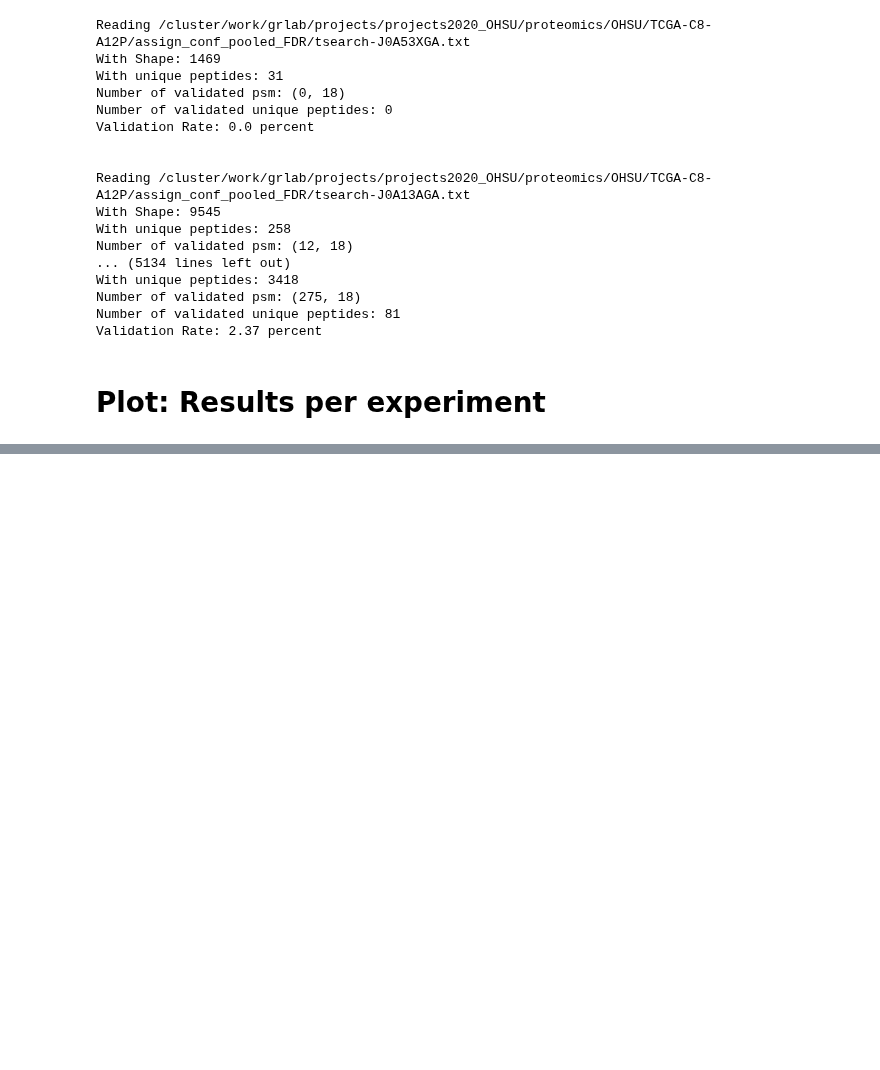
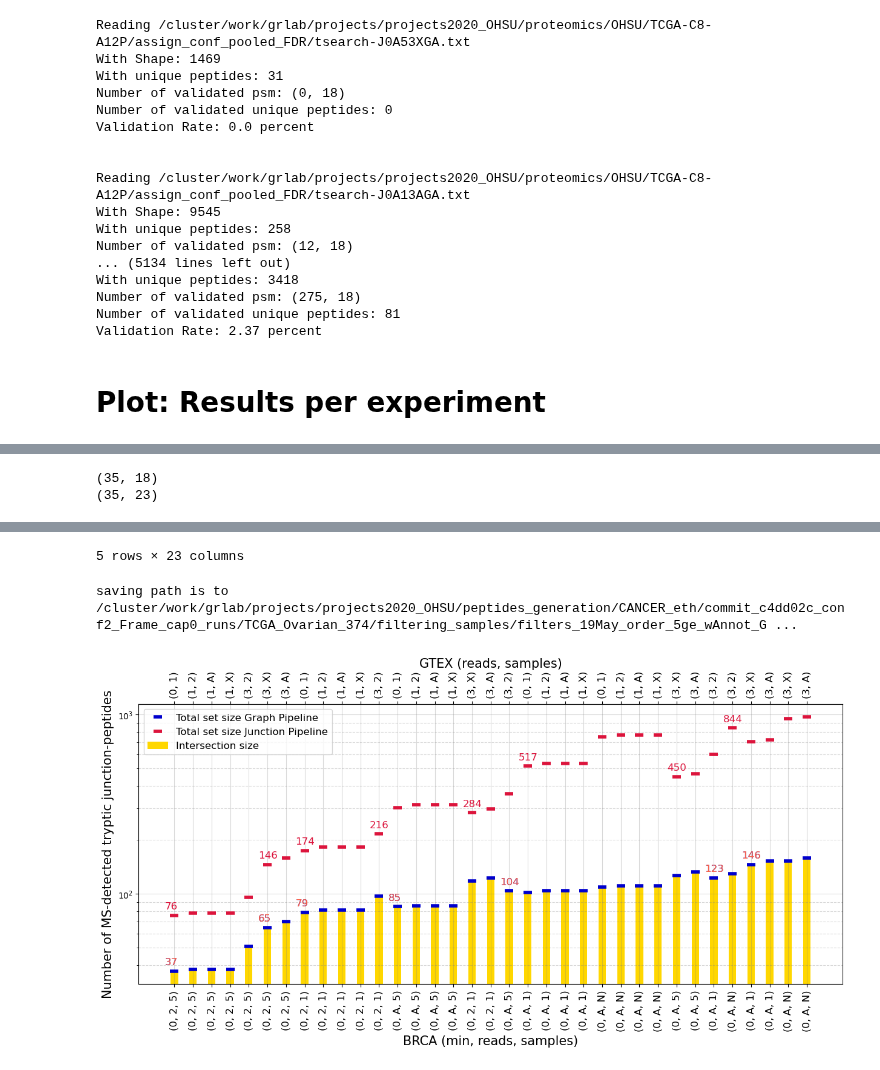
Before and after one commit to ratschlab/projects2020_ohsu, a Jupyter notebook: eth/plotting/OHSU_collab_Rerun_allRF_proteomics/20240116_barplot_Experiment_intersection.ipynb, the cells around one changed output, grey strips where cells are left out. Cells and saved outputs as stored; diff of their text form; code cells hidden in the pictures; blank space fills up the shorter version.

Commit message:
proteomics running plot for intersection (crux only)

```diff
--- a/eth/plotting/OHSU_collab_Rerun_allRF_proteomics/20240116_barplot_Experiment_intersection.ipynb
+++ b/eth/plotting/OHSU_collab_Rerun_allRF_proteomics/20240116_barplot_Experiment_intersection.ipynb
@@ -223,2 +167,0 @@ print(df.shape)
-# %%
-sample = 'TCGA-25-1319-01A-01R-1565-13'
@@ -262,10 +167,0 @@ number of peptides
-# %%
-ticks_fontsize = 12
-axislabels_fontsize = 12
-legend_fontsize = 12
-axes_fontsize = 15
-serie_index = df_plot['index']
-serie_intersection = df_plot['pep_size_intersection']
-serie_eth = df_plot['pep_size_eth']
-serie_ohsu = df_plot['pep_size_ohsu']
-y_label =
@@ -349,0 +168,34 @@ SyntaxError: invalid syntax (1809885965.py, line 3)
+# %%
+def run_sample_plotting(sample_plot_dir, sample, df):
+    order_file = os.path.join(sample_plot_dir[sample], f'{sample}_Barplot_sorting.tsv.gz')
+    order_file = pd.read_csv(order_file, sep = '\t')
+    display(order_file.head())
+    print(order_file.shape)
+    df_plot = order_file.merge(df, on = ['sample', 'filter_'], how = 'inner')
+    print(df_plot.shape)
+    df_plot = df_plot.sort_values('index')
+    display(df_plot.head())
+    # Plotting
+    run_type = run_type_plot_dir[sample]
+
+    back_ticks = df_plot['filter_background']
+    front_ticks = df_plot['filter_foreground']
+
+    serie_index = df_plot['index']
+    serie_intersection = df_plot['pep_size_intersection']
+    serie_eth = df_plot['pep_size_eth']
+    serie_ohsu = df_plot['pep_size_ohsu']
+    y_label = 'Number of MS-detected tryptic junction-peptides'
+
+    name_plot = 'Barplot_ovelap_protein_crux'
+    base_plot = sample
+    plot_dir = sample_plot_dir[sample]
+
+    plot_intersection_bars(back_ticks, front_ticks, ticks_fontsize, axislabels_fontsize,
+                              legend_fontsize, axes_fontsize, run_type,
+                               serie_index, serie_intersection, serie_eth, serie_ohsu,
+                               y_label, save, plot_dir, base_plot, name_plot)
+# %%
+for sample in all_samples:
+    run_sample_plotting(sample_plot_dir, sample, df)
+# %% [output]
@@ -349,0 +208,2 @@ SyntaxError: invalid syntax (1809885965.py, line 3)
+(35, 18)
+(35, 23)
@@ -349,0 +216,3 @@ SyntaxError: invalid syntax (1809885965.py, line 3)
+5 rows × 23 columns
+saving path is to /cluster/work/grlab/projects/projects2020_OHSU/peptides_generation/CANCER_eth/commit_c4dd02c_conf2_Frame_cap0_runs/TCGA_Ovarian_374/filtering_samples/filters_19May_order_5ge_wAnnot_G ...
+[figure, added]
```
Also changed, not shown: parts of 18 cells of this notebook, 1 other file.
